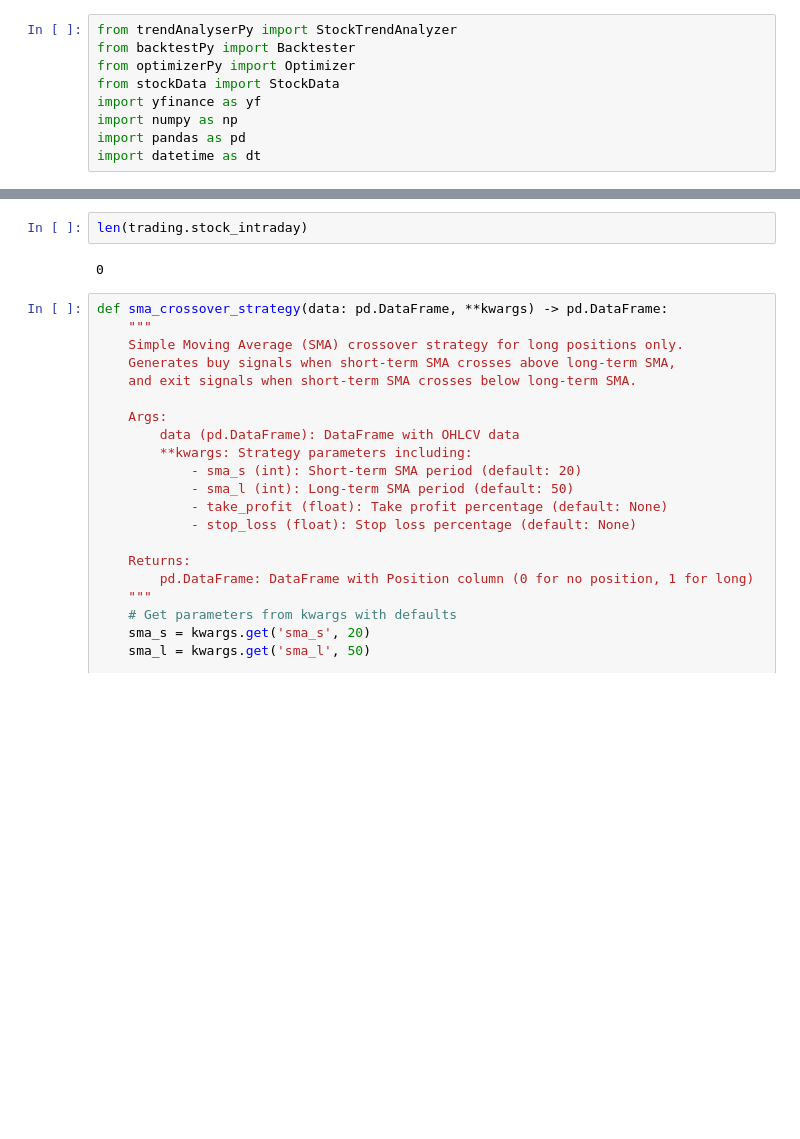
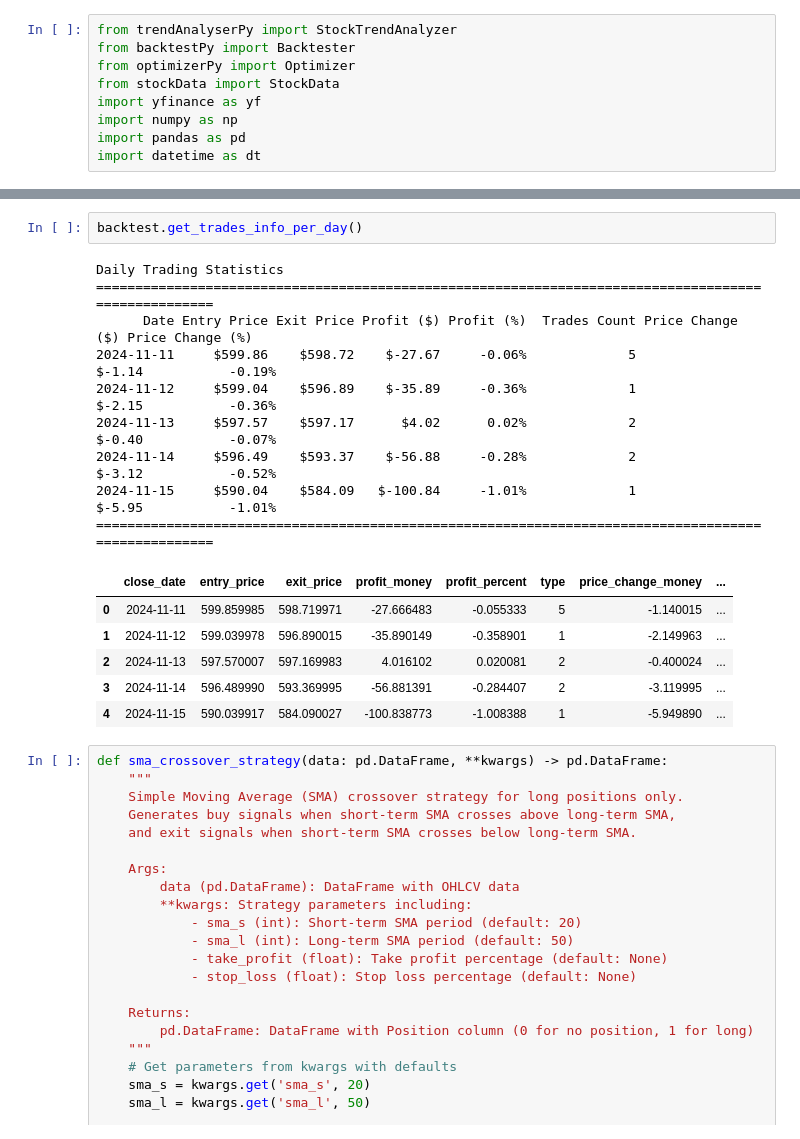
Before and after one commit to yuv-man/algoTrading-python, a Jupyter notebook: BackTestingMain.ipynb, the cells around one changed output, grey strips where cells are left out. Cells and saved outputs as stored; diff of their text form; blank space fills up the shorter version.

```diff
--- a/BackTestingMain.ipynb
+++ b/BackTestingMain.ipynb
@@ -194,7 +201,21 @@ Ratio Avg Win/Avg Loss                        0.0%                     0.0%
 # %%
-len(trading.stock_intraday)
+backtest.get_trades_info_per_day()
 # %% [output]
-0
+Daily Trading Statistics
+====================================================================================================
+      Date Entry Price Exit Price Profit ($) Profit (%)  Trades Count Price Change ($) Price Change (%)
+2024-11-11     $599.86    $598.72    $-27.67     -0.06%             5           $-1.14           -0.19%
+2024-11-12     $599.04    $596.89    $-35.89     -0.36%             1           $-2.15           -0.36%
+2024-11-13     $597.57    $597.17      $4.02      0.02%             2           $-0.40           -0.07%
+2024-11-14     $596.49    $593.37    $-56.88     -0.28%             2           $-3.12           -0.52%
+2024-11-15     $590.04    $584.09   $-100.84     -1.01%             1           $-5.95           -1.01%
+====================================================================================================
+|  | close_date | entry_price | exit_price | profit_money | profit_percent | type | price_change_money | ... |
+| 0 | 2024-11-11 | 599.859985 | 598.719971 | -27.666483 | -0.055333 | 5 | -1.140015 | ... |
+| 1 | 2024-11-12 | 599.039978 | 596.890015 | -35.890149 | -0.358901 | 1 | -2.149963 | ... |
+| 2 | 2024-11-13 | 597.570007 | 597.169983 | 4.016102 | 0.020081 | 2 | -0.400024 | ... |
+| 3 | 2024-11-14 | 596.489990 | 593.369995 | -56.881391 | -0.284407 | 2 | -3.119995 | ... |
+| 4 | 2024-11-15 | 590.039917 | 584.090027 | -100.838773 | -1.008388 | 1 | -5.949890 | ... |
 # %%
 def sma_crossover_strategy(data: pd.DataFrame, **kwargs) -> pd.DataFrame:
     """
```
Also changed, not shown: parts of 4 cells of this notebook, 2 other files.
